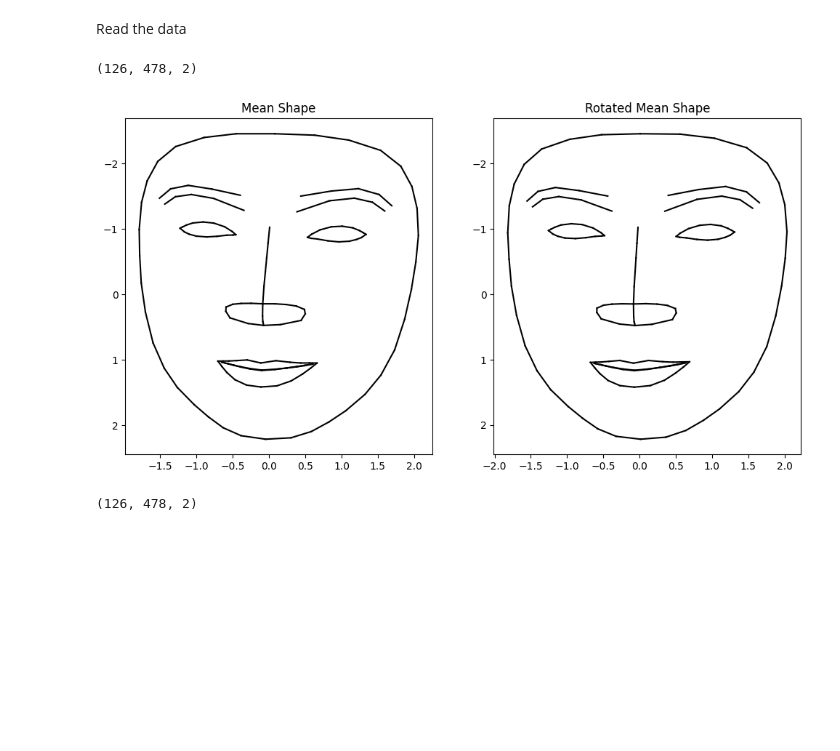
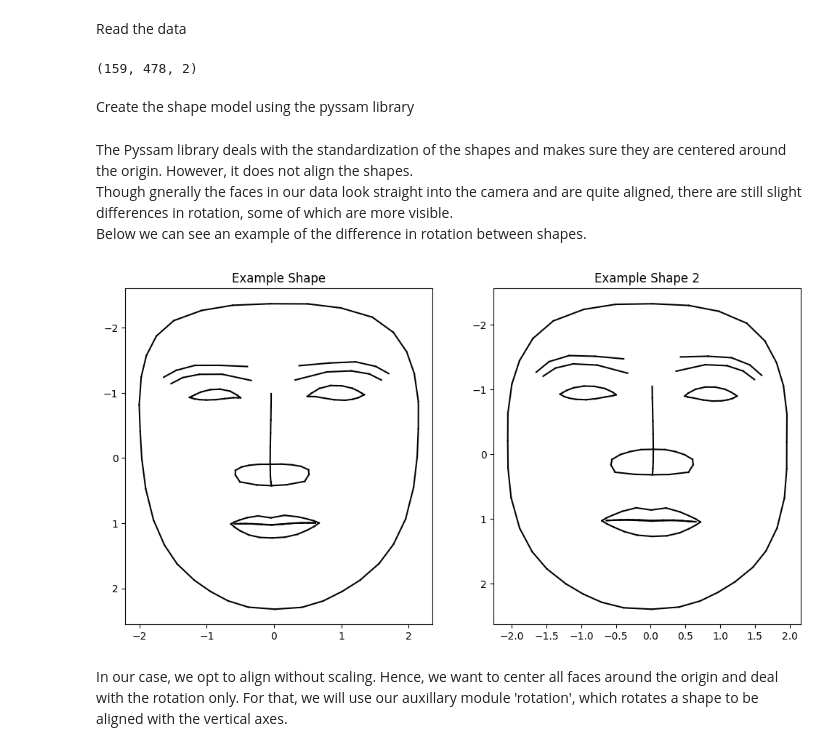
Before and after one commit to Orri11/ZIB, a Jupyter notebook: pyssam_example.ipynb, the cells around one changed output. Saved outputs shown, nothing was run; the diff lists cells and outputs as text; code cells hidden in the pictures; blank space fills up the shorter version.

Commit message:
added example notebook

```diff
--- a/pyssam_example.ipynb
+++ b/pyssam_example.ipynb
@@ -10,12 +10,14 @@ import rotation
 # %% [markdown]
 Read the data
 # %%
-data_dir = "/data/visual/online/projects/LNdW-FaceStats/data/captured_faces_2024/"
+path = os.getcwd()
+
+#data_dir = "/data/visual/online/projects/LNdW-FaceStats/data/captured_faces_2024/"
 
 data = []
-for file in glob.glob(data_dir + "*.txt"):
+for file in glob.glob(path + '/images/' + "*.txt"):
     data.append(pd.read_csv(file, sep=" ", header=None))
 data=np.array(data)
 data.shape
 # %% [output]
-(126, 478, 2)
+(159, 478, 2)
@@ -94,0 +24,2 @@ shape_model_componenets = ssm.pca_model_components
+# %% [markdown]
+Create the shape model using the pyssam library
@@ -95,13 +28,13 @@ shape_model_componenets = ssm.pca_model_components
+# %% [markdown]
+The Pyssam library deals with the standardization of the shapes and makes sure they are centered around the origin. However, it does not align the shapes. <br>Though gnerally the faces in our data look straight into the camera and are quite aligned, there are still slight differences in rotation, some of which are more visible.<br>
+Below we can see an example of the difference in rotation between shapes.
 # %%
-shape = ssm.landmarks_scale[6]
-#shape = mean_shape
-roatated_shape = rotation.rotate_shape(shape)
+shape1 = ssm.landmarks_scale[3]
+shape2 = ssm.landmarks_scale[4]
 
 connections_contour = rotation.get_plotting_indexes()['full_contour']
-plot_landmarks(shape, roatated_shape, connections_contour, color = 'black', linewidth = 1.5)
+rotation.plot_landmarks2(shape1, shape2, connections_contour, color = 'black', linewidth = 1.5,text1= "Example Shape", text2= "Example Shape 2")
 # %% [output]
-[figure, old version]
+[figure, new version]
-# %%
-ssm.landmarks_scale.shape
-# %% [output]
-(126, 478, 2)
+# %% [markdown]
+In our case, we opt to align without scaling. Hence, we want to center all faces around the origin and deal with the rotation only. For that, we will use our auxillary module 'rotation', which rotates a shape to be aligned with the vertical axes.
```
Also changed, not shown: parts of 17 cells of this notebook, 1 other file.
